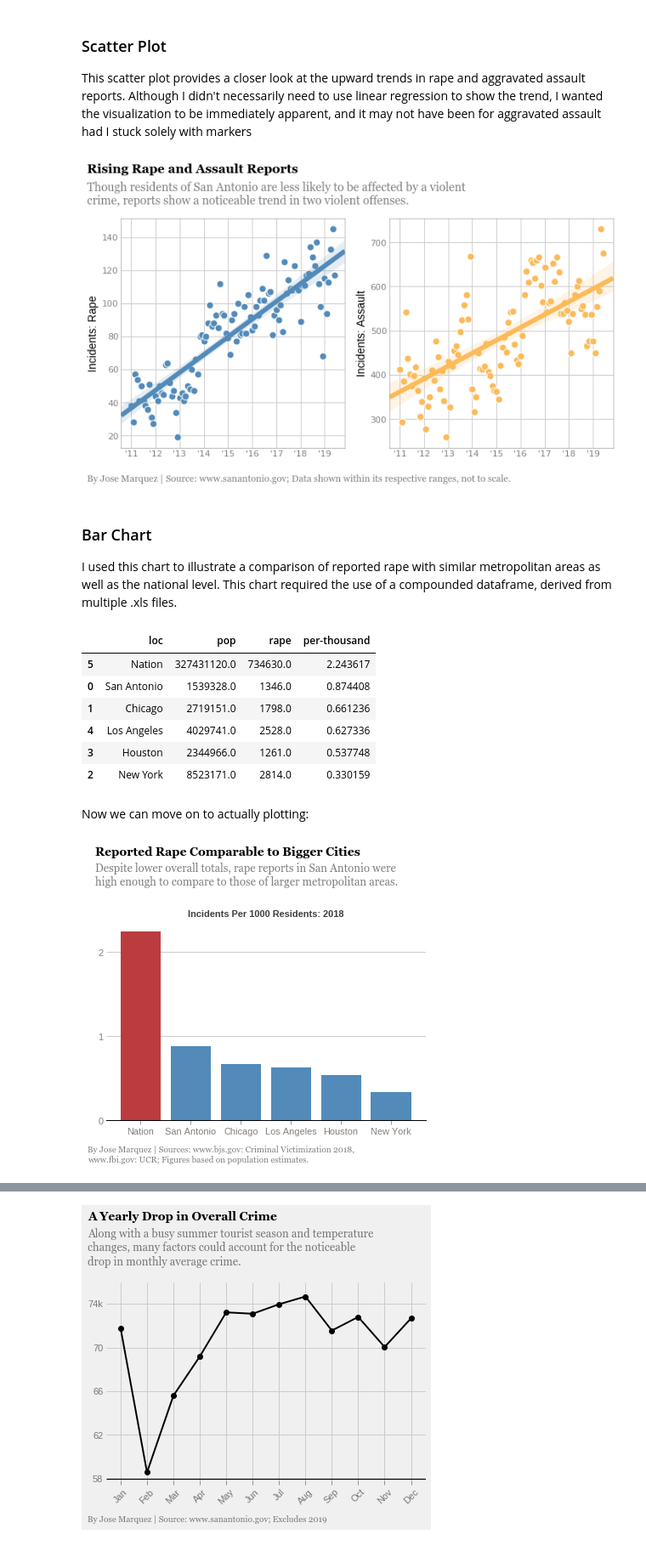
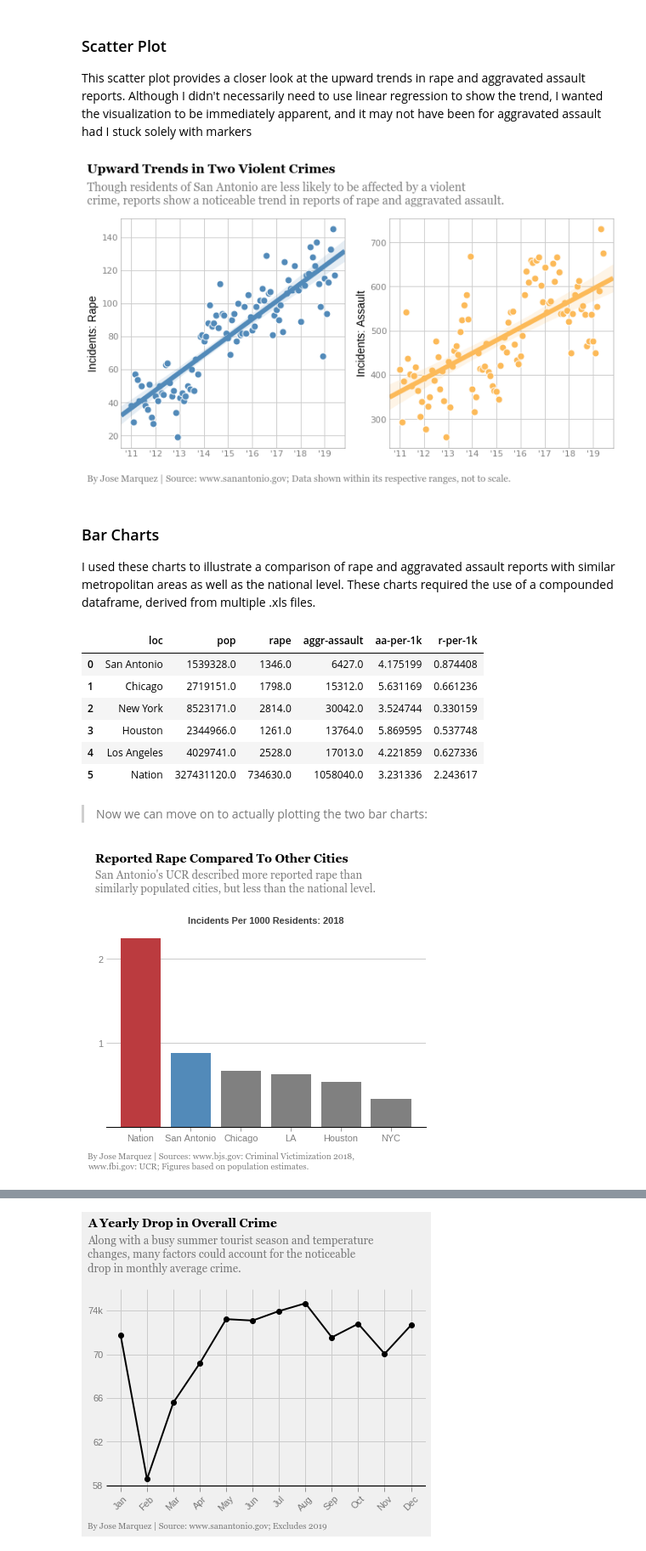
Before and after one commit to jose-marquez89/crime-in-sa, a Jupyter notebook: sa_crime_data_exploration.ipynb, the cells around one changed output, grey strips where cells are left out. Shown at 85% size. Saved outputs shown, nothing was run; the diff lists cells and outputs as text; code cells hidden in the pictures.

Commit message:
reworks bar chart dataframes to produce a new chart

```diff
--- a/sa_crime_data_exploration.ipynb
+++ b/sa_crime_data_exploration.ipynb
@@ -375,7 +375,7 @@ sns.regplot(formatted_dates, df['rape'], color='#528AB9', ax=axes[0],
 sns.regplot(formatted_dates, df['aggr-assault'], color='#FCBA59',ax=axes[1],
             scatter_kws={'edgecolor':'white', 's':80, 'alpha':1})
 # Title
-fig.suptitle('Rising Rape and Assault Reports',
+fig.suptitle('Upward Trends in Two Violent Crimes',
              x=0.02, y=1.075, ha="left", fontweight='bold',
              fontsize=16, fontname="Georgia")
 
@@ -383,7 +383,7 @@ fig.suptitle('Rising Rape and Assault Reports',
 subtitle = "Though residents of San Antonio are "\
            "less likely to be affected by a violent\n"\
            "crime, reports show a noticeable trend "\
-           "in two violent offenses."
+           "in reports of rape and aggravated assault."
 fig.text(s=subtitle, x=0.02, y=.93, ha="left",
          fontsize=15, fontname="Georgia", alpha=0.5)
 
@@ -431,16 +431,16 @@ fig.text(s="By Jose Marquez | "\
 plt.savefig('crimeScatter.png', bbox_inches='tight', transparent=True, dpi=85)
 plt.show()
 # %% [output]
-[figure, old version]
+[figure, new version]
 # %% [markdown]
-### Bar Chart
-I used this chart to illustrate a comparison of reported rape with similar metropolitan areas as well as the national level. This chart required the use of a compounded dataframe, derived from multiple .xls files.
+### Bar Charts
+I used these charts to illustrate a comparison of rape and aggravated assault reports with similar metropolitan areas as well as the national level. These charts required the use of a compounded dataframe, derived from multiple .xls files.
 # %%
 # Define a function to format dataframes
 def format_df(dataframe):
   dataframe.index = dataframe.index.str.strip("2")
   dataframe.index = dataframe.index.str.strip("2,4")
-  new_df = dataframe[['pop', 'rape']]
+  new_df = dataframe[['pop', 'rape', 'aggr-assault']]
   return new_df
 
 # Create the compounded dataframe
@@ -482,29 +482,27 @@ select_cities = concatenated.loc[['San Antonio', 'Chicago',
 select_cities = select_cities.reset_index()
 
 # Create small national dataframe and concatenate with select_cities
-nation = pd.DataFrame([["Nation", 327431120, 734630]],
-                      columns=['loc','pop', 'rape']) # Source at end of notebook
+nation = pd.DataFrame([["Nation", 327431120, 734630, 1058040]],
+                      columns=['loc','pop', 'rape', 'aggr-assault']) # Source at end of notebook
 
 # Make new df for direct use within bar plot
 plot_df = pd.concat([select_cities, nation], ignore_index=True)
 
-# Add per 1000 residents column
-plot_df['per-thousand'] = plot_df['rape'] / (plot_df['pop'] / 1000)
-
-# Sort in descending order by per_thousand
-plot_df = plot_df.sort_values(by='per-thousand', ascending=False)
+# Add per 1000 residents columns
+plot_df['aa-per-1k'] = plot_df['aggr-assault'] / (plot_df['pop'] / 1000)
+plot_df['r-per-1k'] = plot_df['rape'] / (plot_df['pop'] / 1000)
 
 plot_df
 # %% [output]
-|  | loc | pop | rape | per-thousand |
-| 5 | Nation | 327431120.0 | 734630.0 | 2.243617 |
-| 0 | San Antonio | 1539328.0 | 1346.0 | 0.874408 |
-| 1 | Chicago | 2719151.0 | 1798.0 | 0.661236 |
-| 4 | Los Angeles | 4029741.0 | 2528.0 | 0.627336 |
-| 3 | Houston | 2344966.0 | 1261.0 | 0.537748 |
-| 2 | New York | 8523171.0 | 2814.0 | 0.330159 |
+|  | loc | pop | rape | aggr-assault | aa-per-1k | r-per-1k |
+| 0 | San Antonio | 1539328.0 | 1346.0 | 6427.0 | 4.175199 | 0.874408 |
+| 1 | Chicago | 2719151.0 | 1798.0 | 15312.0 | 5.631169 | 0.661236 |
+| 2 | New York | 8523171.0 | 2814.0 | 30042.0 | 3.524744 | 0.330159 |
+| 3 | Houston | 2344966.0 | 1261.0 | 13764.0 | 5.869595 | 0.537748 |
+| 4 | Los Angeles | 4029741.0 | 2528.0 | 17013.0 | 4.221859 | 0.627336 |
+| 5 | Nation | 327431120.0 | 734630.0 | 1058040.0 | 3.231336 | 2.243617 |
 # %% [markdown]
-Now we can move on to actually plotting:
+>Now we can move on to actually plotting the two bar charts:
 # %%
 # Create bar chart
 fig, ax = plt.subplots()
@@ -513,13 +511,13 @@ fig.patch.set(facecolor='white')
 ax.set(facecolor='white')
 
 # Title
-fig.suptitle("Reported Rape Comparable to Bigger Cities", fontweight="bold",
+fig.suptitle("Reported Rape Compared To Other Cities", fontweight="bold",
              fontname="Georgia", ha="left", x=0.05, y=1.19, fontsize=14)
 
 # Subtitle
-subtitle = "Despite lower overall totals, rape reports "\
-           "in San Antonio were \nhigh enough to " \
-           "compare to those of larger metropolitan areas."
+subtitle = "San Antonio's UCR described more reported rape "\
+           "than\nsimilarly populated cities, but less than " \
+           "the national level."
 
 fig.text(s=subtitle, x=0.05, y=1.03, ha="left",
          fontsize=13, fontname="Georgia", alpha=0.5)
@@ -535,36 +533,41 @@ ax.tick_params(axis='y', length=0, color=(0, 0, 0, 0.5))
 # Remove ax1 top, right and left spines
 ax.spines['top'].set_visible(False)
 ax.spines['right'].set_visible(False)
 ax.spines['left'].set_visible(False)
 
 # Darken bottom spine
 ax.spines['bottom'].set_color("black")
 ax.spines['bottom'].set_linewidth(1)
 
-# Set tick label parameters
+
+# Sort values in descending order
+plot_df = plot_df.sort_values(by='r-per-1k', ascending=False)
+
+# Plot bars
 ax.bar(plot_df['loc'],
-       plot_df['per-thousand'],
+       plot_df['r-per-1k'],
        color=['#BB3B3F', '#528AB9',
-              '#528AB9', '#528AB9',
-              '#528AB9', '#528AB9'])
+              'gray', 'gray',
+              'gray', 'gray'])
 # Axe title (per 1000)
 ax.set_title("Incidents Per 1000 Residents: 2018", fontsize=11,
              fontweight="bold", fontname="Liberation Sans",
              alpha=0.75)
 
 # Adjust tick parameters
+ax.set_xticklabels(["Nation", "San Antonio", "Chicago", "LA", "Houston", "NYC"])
 plt.xticks(fontname="Liberation Sans", fontsize=11, alpha=0.5)
-plt.yticks(range(0,3), fontname="Liberation Sans", fontsize=11, alpha=0.5)
+plt.yticks(range(1,3), fontname="Liberation Sans", fontsize=11, alpha=0.5)
 
 # Add footer
 fig.text(
   s="By Jose Marquez | \
 Sources: www.bjs.gov: \
 Criminal Victimization 2018,\nwww.fbi.gov: UCR; \
 Figures based on population estimates.",
   x=0.03, y=-.1, ha="left", fontsize=10, fontname="Georgia", alpha=0.5)
 
 plt.savefig('crimeBar.png', bbox_inches='tight', transparent=True, dpi=100)
 plt.show()
 # %% [output]
-[figure, old version]
+[figure, new version]
```
Also changed, not shown: parts of 1 cell of this notebook.
